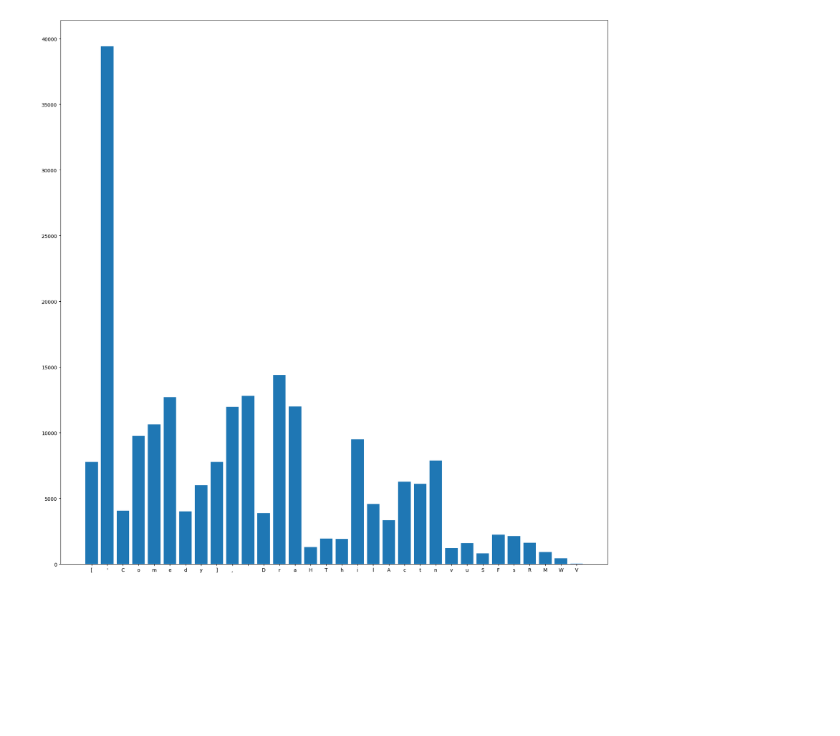
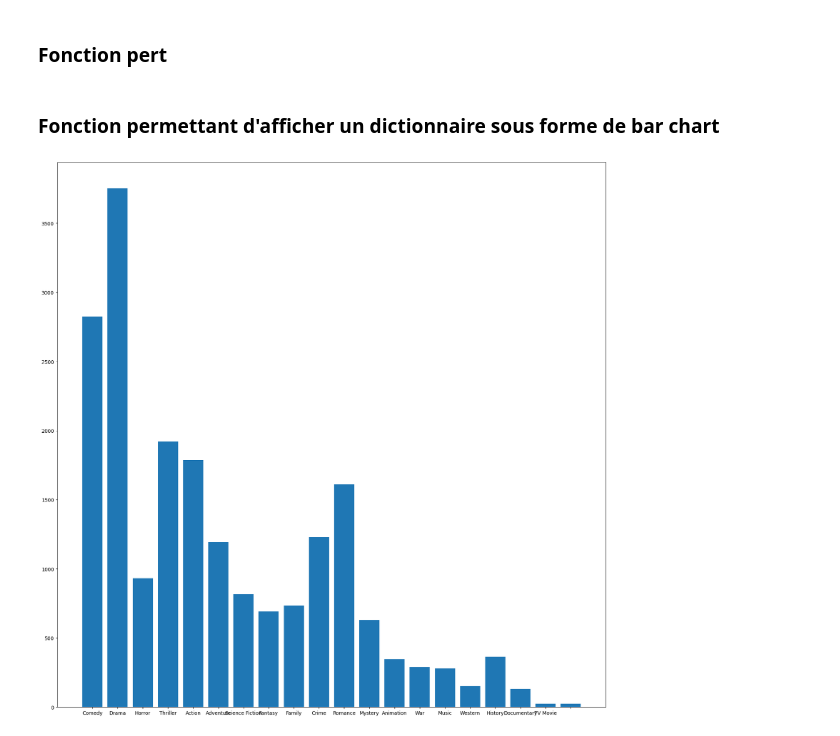
Before and after one commit to Keracles/MovieHype, a Jupyter notebook: data_exploration_noah.ipynb, the cells around one changed output. Drawn from its saved outputs; the diff is of its cells as text; code cells hidden in the pictures; blank space fills up the shorter version.

```diff
--- a/data_exploration_noah.ipynb
+++ b/data_exploration_noah.ipynb
@@ -42,0 +64,2 @@ AttributeError: 'list' object has no attribute 'split'
+# %%
+dataset = str_to_list(df, ['genres','production_countries', 'realisateur', 'casting', 'compagnies_production', 'langues'])
@@ -50,11 +75,20 @@ def nb_film_genre(df):
                 dico_genre[genre] += 1
             else:
                 dico_genre[genre] = 1
-    genres = list(dico_genre.keys())
-    nb_genres = list(dico_genre.values())
-    plt.figure(figsize=(20,20))
-    plt.bar(genres, nb_genres)
+    return dico_genre
-# %%
-nb_film_genre(df_new)
-# %% [output]
-[figure, removed]
+# %% [markdown]
+### Fonction pert
+# %% [markdown]
+### Fonction permettant d'afficher un dictionnaire sous forme de bar chart
+# %%
+def dict_to_bar(dict):
+    labels = list(dict.keys())
+    x = list(dict.values())
+    plt.figure(figsize=(20,20))
+    plt.bar(labels, x)
+    plt.show()
+# %%
+dico_genre = nb_film_genre(dataset)
+dict_to_bar(dico_genre)
+# %% [output]
+[figure, added]
```
Also changed, not shown: parts of 8 cells of this notebook.
